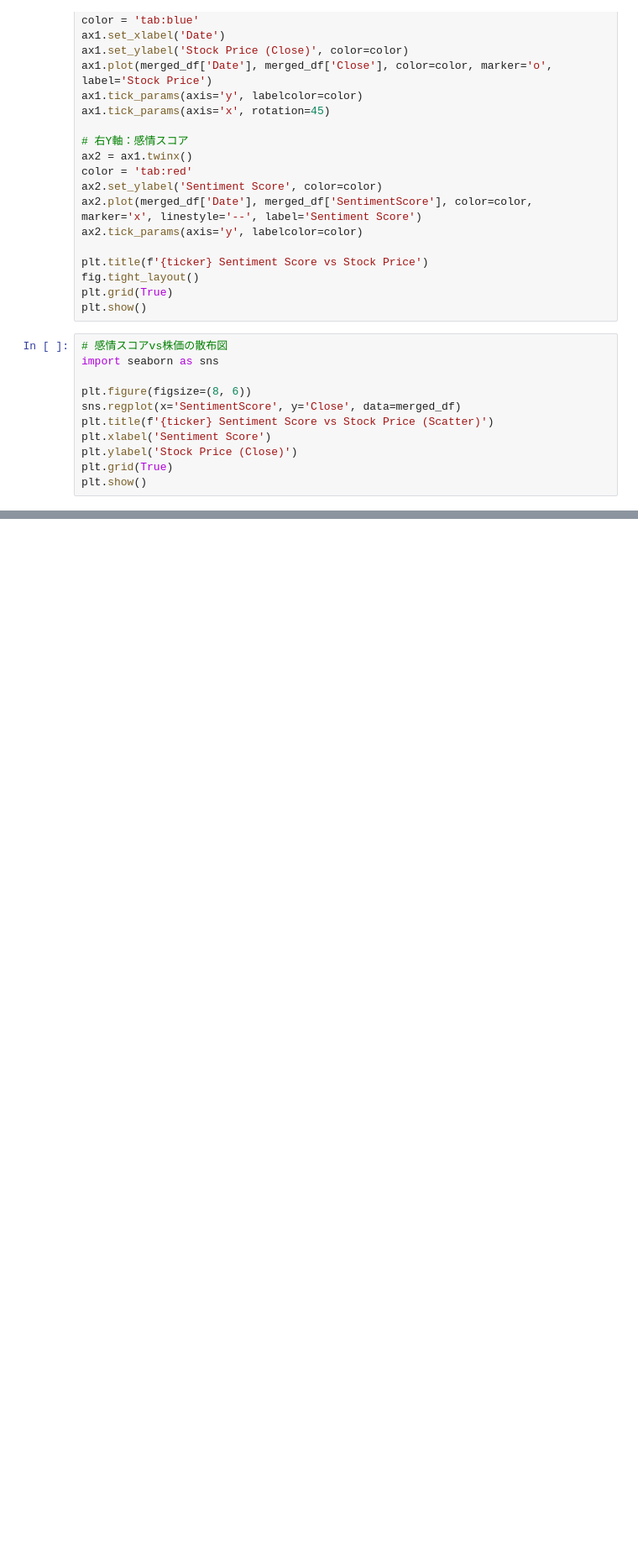
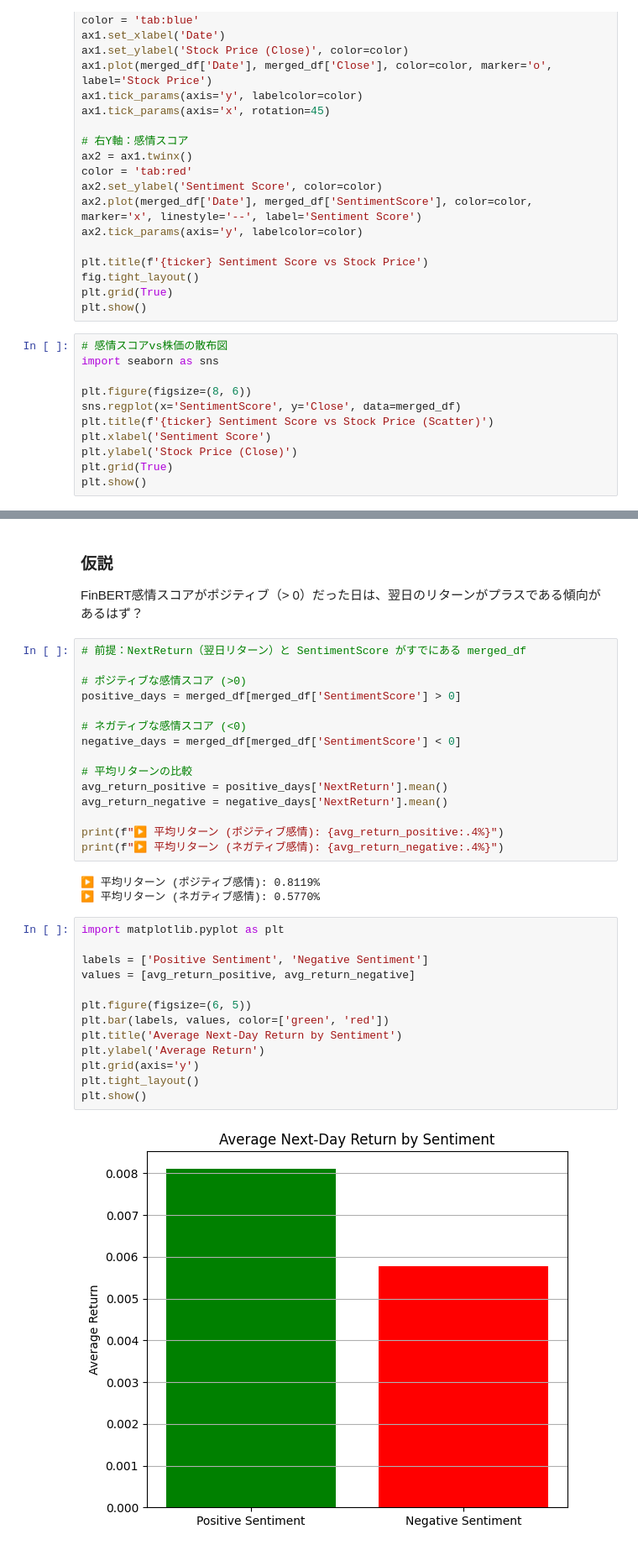
Before and after one commit to Junxzi/blackrock-news-sentiment, a Jupyter notebook: notebooks/finbert_sentiment_analysis.ipynb, the cells around one changed output, grey strips where cells are left out. Shown: that part at 84% size. Drawn from its saved outputs; the diff is of its cells as text; blank space fills up the shorter version.

```diff
--- a/notebooks/finbert_sentiment_analysis.ipynb
+++ b/notebooks/finbert_sentiment_analysis.ipynb
@@ -116,0 +160,36 @@ plt.show()
+# %% [markdown]
+### 仮説
+FinBERT感情スコアがポジティブ（> 0）だった日は、翌日のリターンがプラスである傾向があるはず？
+# %%
+# 前提：NextReturn（翌日リターン）と SentimentScore がすでにある merged_df
+
+# ポジティブな感情スコア (>0)
+positive_days = merged_df[merged_df['SentimentScore'] > 0]
+
+# ネガティブな感情スコア (<0)
+negative_days = merged_df[merged_df['SentimentScore'] < 0]
+
+# 平均リターンの比較
+avg_return_positive = positive_days['NextReturn'].mean()
+avg_return_negative = negative_days['NextReturn'].mean()
+
+print(f"▶ 平均リターン (ポジティブ感情): {avg_return_positive:.4%}")
+print(f"▶ 平均リターン (ネガティブ感情): {avg_return_negative:.4%}")
+# %% [output]
+▶ 平均リターン (ポジティブ感情): 0.8119%
+▶ 平均リターン (ネガティブ感情): 0.5770%
+# %%
+import matplotlib.pyplot as plt
+
+labels = ['Positive Sentiment', 'Negative Sentiment']
+values = [avg_return_positive, avg_return_negative]
+
+plt.figure(figsize=(6, 5))
+plt.bar(labels, values, color=['green', 'red'])
+plt.title('Average Next-Day Return by Sentiment')
+plt.ylabel('Average Return')
+plt.grid(axis='y')
+plt.tight_layout()
+plt.show()
+# %% [output]
+[figure, added]
```
Also changed, not shown: parts of 7 cells of this notebook, 6 other files.
